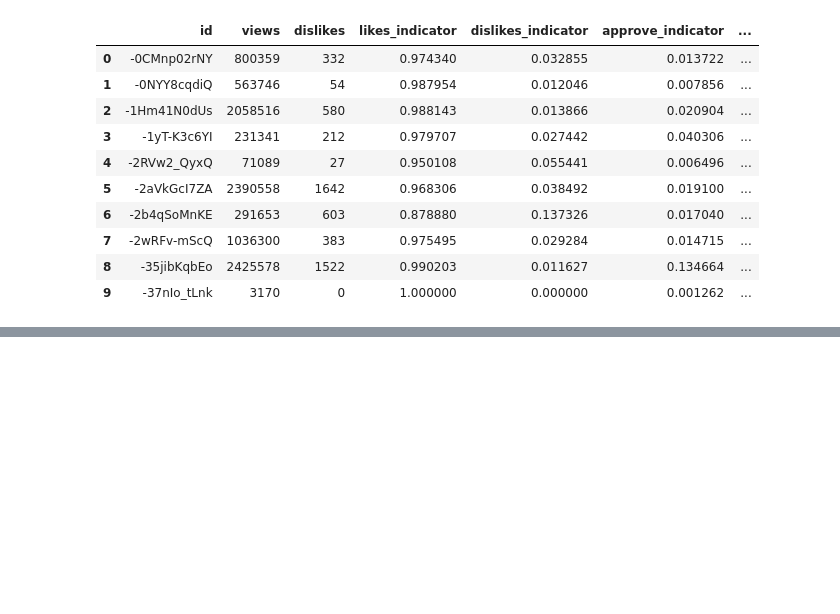
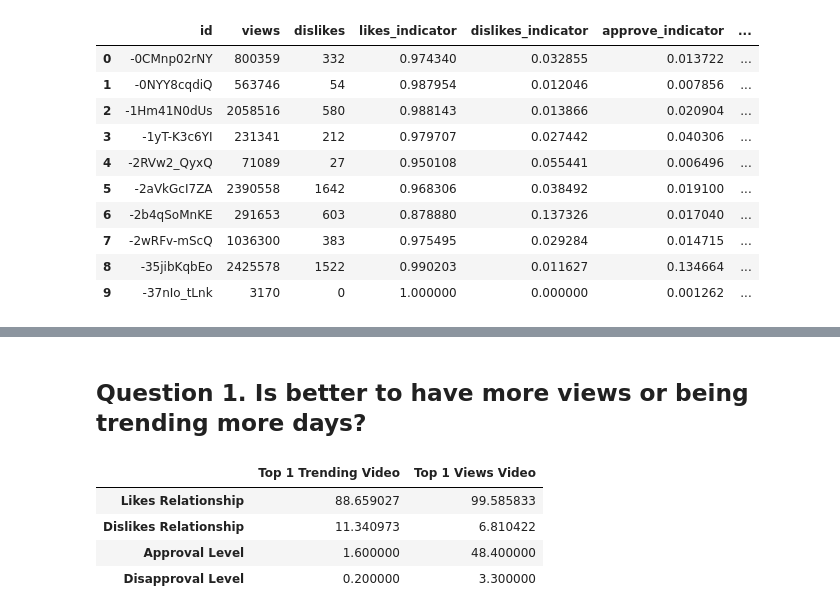
Before and after one commit to CaroMuizzi/Success-on-YouTube-Channels, a Jupyter notebook: Trending_videos_caro.ipynb, the cells around one changed output, grey strips where cells are left out. Drawn from its saved outputs; the diff is of its cells as text; code cells hidden in the pictures; blank space fills up the shorter version.

```diff
--- a/Trending_videos_caro.ipynb
+++ b/Trending_videos_caro.ipynb
@@ -730,0 +779,50 @@ plt.show()
+# %% [markdown]
+## Question 1. Is better to have more views or being trending more days?
+# %%
+# Filter by the video with more days as trending to compare it with the one with more views
+df.columns
+df.set_index('id',inplace=True)
+#top1_trending_video_views = df.loc['j4KvrAUjn6c'].max()
+#top1_trending_video_likes = df.loc['j4KvrAUjn6c'].likes.max()
+#top1_trending_video_dislikes = df.loc['j4KvrAUjn6c'].dislikes.max()
+
+# Indicators to plot
+top1_trending_video_relation_likes = (df.loc['j4KvrAUjn6c'].likes.max()/
+                                  (df.loc['j4KvrAUjn6c'].likes.max()+df.loc['j4KvrAUjn6c'].dislikes.max()))*100
+
+top1_trending_video_relation_dislikes = (df.loc['j4KvrAUjn6c'].dislikes.max()/
+                                      (df.loc['j4KvrAUjn6c'].likes.max()+df.loc['j4KvrAUjn6c'].dislikes.max()))*100
+
+top1_trending_video_approval_level = round((df.loc['j4KvrAUjn6c'].likes.max() / df.loc['j4KvrAUjn6c'].views.max())*100,1)
+top1_trending_video_rejection_level = round((df.loc['j4KvrAUjn6c'].dislikes.max() / df.loc['j4KvrAUjn6c'].views.max())*100,1)
+
+
+top1_views_video_relation_likes = (df.loc['VYOjWnS4cMY'].likes.max()/
+                                      (df.loc['VYOjWnS4cMY'].likes.max()+df.loc['j4KvrAUjn6c'].dislikes.max()))*100
+
+top1_views_video_relation_dislikes = (df.loc['VYOjWnS4cMY'].dislikes.max()/
+                                      (df.loc['VYOjWnS4cMY'].likes.max()+df.loc['j4KvrAUjn6c'].dislikes.max()))*100
+
+top1_views_video_approval_level = round((df.loc['VYOjWnS4cMY'].likes.max() / df.loc['j4KvrAUjn6c'].views.max())*100,1)
+top1_views_video_rejection_level = round((df.loc['VYOjWnS4cMY'].dislikes.max() / df.loc['j4KvrAUjn6c'].views.max())*100,1)
+# %%
+# DataFrame
+battle1 = {
+     'Likes Relationship' : [top1_trending_video_relation_likes,top1_views_video_relation_likes],
+     'Dislikes Relationship': [top1_trending_video_relation_dislikes,top1_views_video_relation_dislikes],
+     'Approval Level' : [top1_trending_video_approval_level,top1_views_video_approval_level],
+     'Disapproval Level': [top1_trending_video_rejection_level,top1_views_video_rejection_level]
+}
+battle1_df_transposed = pd.DataFrame(battle1)
+battle1_df = battle1_df_transposed.T
+battle1_df.columns = ["Top 1 Trending Video","Top 1 Views Video"]
+battle1_df.style.format({
+    'Likes Relationship': '{:,.2f}'.format,
+})
+battle1_df
+# %% [output]
+|  | Top 1 Trending Video | Top 1 Views Video |
+| Likes Relationship | 88.659027 | 99.585833 |
+| Dislikes Relationship | 11.340973 | 6.810422 |
+| Approval Level | 1.600000 | 48.400000 |
+| Disapproval Level | 0.200000 | 3.300000 |
```
Also changed, not shown: parts of 18 cells of this notebook, 16 other files.
